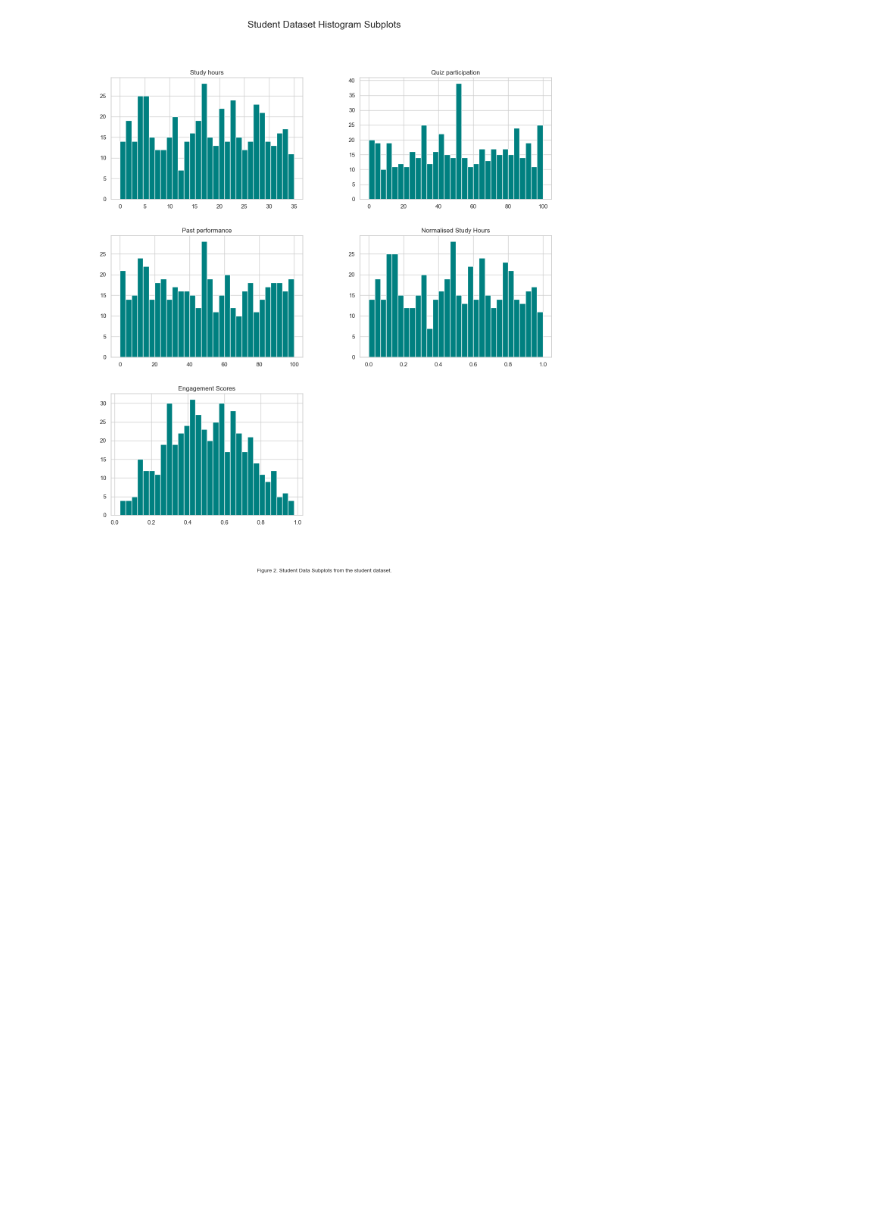
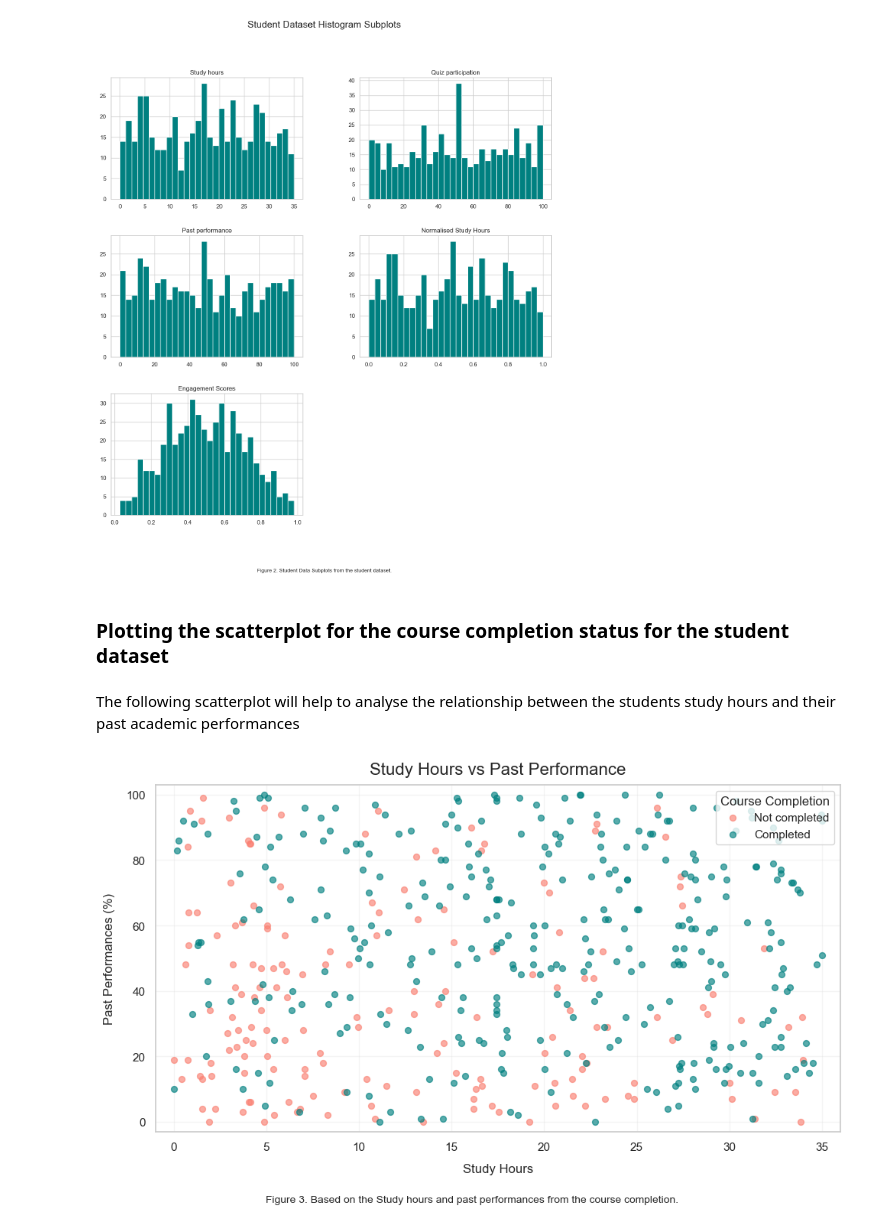
Before and after one commit to x26137216/CA1_AI_Programming, a Jupyter notebook: CA1_AI_Programming.ipynb, the cells around one changed output. Drawn from its saved outputs; the diff is of its cells as text; code cells hidden in the pictures; blank space fills up the shorter version.

```diff
--- a/CA1_AI_Programming.ipynb
+++ b/CA1_AI_Programming.ipynb
@@ -655,3 +655,34 @@ plt.savefig("Student_Dataset_Subplots_Histogram.png", dpi=300, bbox_inches="tigh
 plt.show()
 # %% [output]
 [figure]
+# %% [markdown]
+### Plotting the scatterplot for the course completion status for the student dataset
+# %% [markdown]
+The following scatterplot will help to analyse the relationship between the students study hours and their past academic performances
+# %%
+# Applying the scatterplot for the course completion status as follows:
+
+# Setting the visual style for the barplot
+sns.set(style="whitegrid")
+
+plt.figure(figsize=(10,6))
+
+for course_completion_status, colour_palette_scatterplot in [(False, "salmon"), (True, "teal")]:
+    scatterplot_subset = student_df_cleaned[student_df_cleaned["Course completion"] == course_completion_status]
+    plt.scatter(scatterplot_subset["Study hours"], scatterplot_subset["Past performance"],
+                color=colour_palette_scatterplot, alpha=0.65, s=32,
+                label="Completed" if course_completion_status else "Not completed")
+
+plt.title("Study Hours vs Past Performance", pad=10, fontsize=16)
+plt.xlabel("Study Hours", labelpad=10)
+plt.ylabel("Past Performances (%)", labelpad=10)
+plt.xlim(-1, 36)
+plt.ylim(-3, 103)
+plt.legend(title="Course Completion")
+plt.grid(alpha=0.2)
+plt.figtext(0.5, 0.01, "Figure 3. Based on the Study hours and past performances from the course completion.", ha="center", fontsize=10)
+plt.tight_layout(rect=(0, 0.04, 1, 1))
+plt.savefig("Scatter_Plot_Course_Completion_Students.png", dpi=300, bbox_inches="tight")
+plt.show()
+# %% [output]
+[figure, added]
```
Also changed, not shown: 1 other file.
